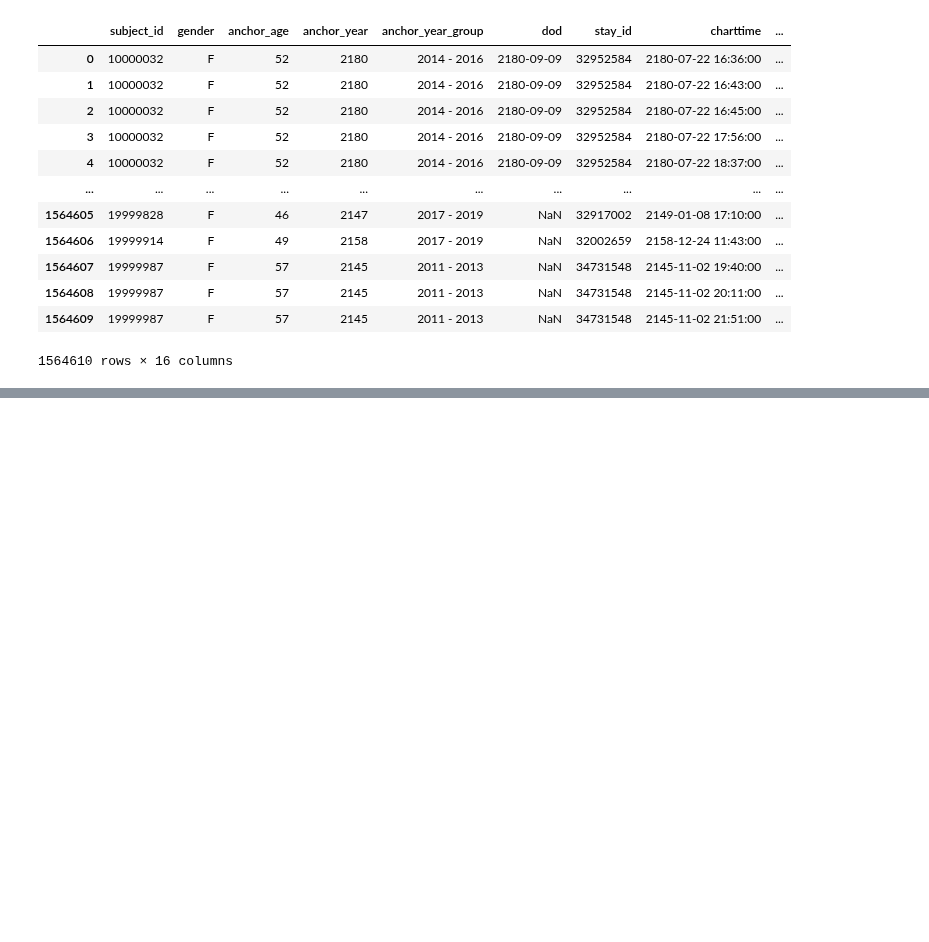
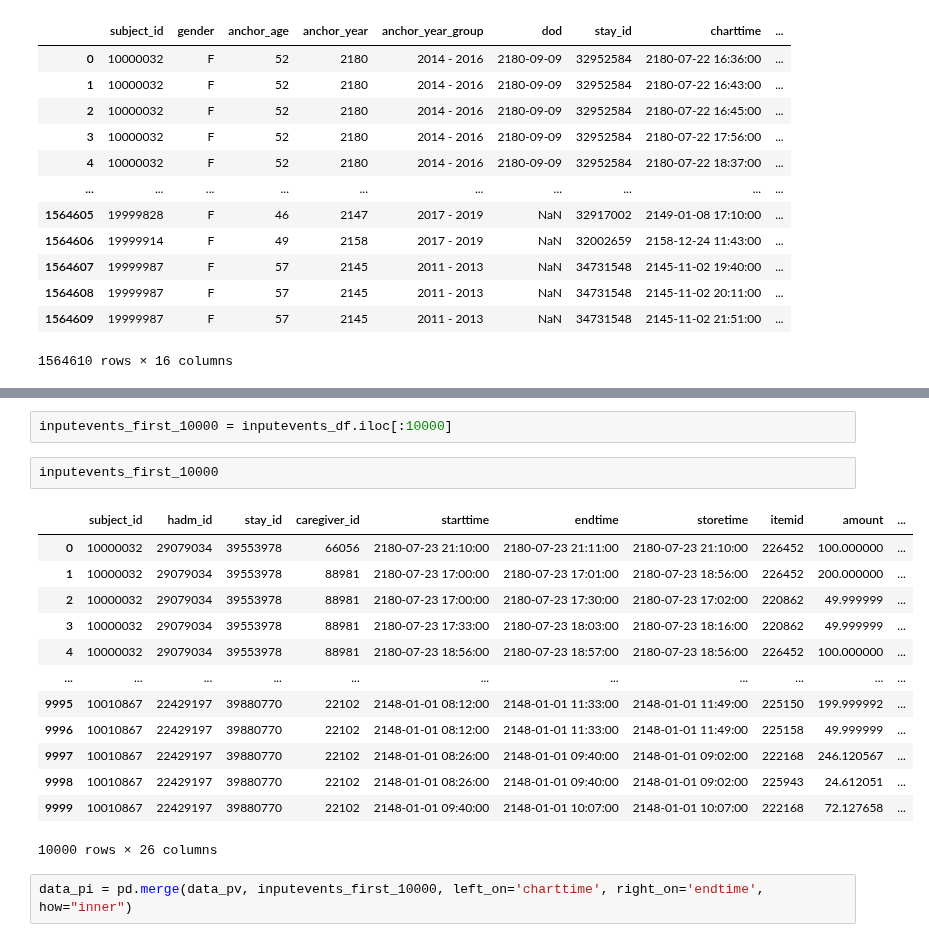
Before and after one commit to isabelkim/MI-IRL-KP, a Jupyter notebook: mdp.ipynb, the cells around one changed output, grey strips where cells are left out. Saved outputs shown, nothing was run; the diff lists cells and outputs as text; blank space fills up the shorter version.

```diff
--- a/mdp.ipynb
+++ b/mdp.ipynb
@@ -115,0 +156,20 @@ Error:
+# %%
+inputevents_first_10000 = inputevents_df.iloc[:10000]
+# %%
+inputevents_first_10000
+# %% [output]
+|  | subject_id | hadm_id | stay_id | caregiver_id | starttime | endtime | storetime | itemid | amount | ... |
+| 0 | 10000032 | 29079034 | 39553978 | 66056 | 2180-07-23 21:10:00 | 2180-07-23 21:11:00 | 2180-07-23 21:10:00 | 226452 | 100.000000 | ... |
+| 1 | 10000032 | 29079034 | 39553978 | 88981 | 2180-07-23 17:00:00 | 2180-07-23 17:01:00 | 2180-07-23 18:56:00 | 226452 | 200.000000 | ... |
+| 2 | 10000032 | 29079034 | 39553978 | 88981 | 2180-07-23 17:00:00 | 2180-07-23 17:30:00 | 2180-07-23 17:02:00 | 220862 | 49.999999 | ... |
+| 3 | 10000032 | 29079034 | 39553978 | 88981 | 2180-07-23 17:33:00 | 2180-07-23 18:03:00 | 2180-07-23 18:16:00 | 220862 | 49.999999 | ... |
+| 4 | 10000032 | 29079034 | 39553978 | 88981 | 2180-07-23 18:56:00 | 2180-07-23 18:57:00 | 2180-07-23 18:56:00 | 226452 | 100.000000 | ... |
+| ... | ... | ... | ... | ... | ... | ... | ... | ... | ... | ... |
+| 9995 | 10010867 | 22429197 | 39880770 | 22102 | 2148-01-01 08:12:00 | 2148-01-01 11:33:00 | 2148-01-01 11:49:00 | 225150 | 199.999992 | ... |
+| 9996 | 10010867 | 22429197 | 39880770 | 22102 | 2148-01-01 08:12:00 | 2148-01-01 11:33:00 | 2148-01-01 11:49:00 | 225158 | 49.999999 | ... |
+| 9997 | 10010867 | 22429197 | 39880770 | 22102 | 2148-01-01 08:26:00 | 2148-01-01 09:40:00 | 2148-01-01 09:02:00 | 222168 | 246.120567 | ... |
+| 9998 | 10010867 | 22429197 | 39880770 | 22102 | 2148-01-01 08:26:00 | 2148-01-01 09:40:00 | 2148-01-01 09:02:00 | 225943 | 24.612051 | ... |
+| 9999 | 10010867 | 22429197 | 39880770 | 22102 | 2148-01-01 09:40:00 | 2148-01-01 10:07:00 | 2148-01-01 10:07:00 | 222168 | 72.127658 | ... |
+10000 rows × 26 columns
+# %%
+data_pi = pd.merge(data_pv, inputevents_first_10000, left_on='charttime', right_on='endtime', how="inner")
```
Also changed, not shown: parts of 20 cells of this notebook.
